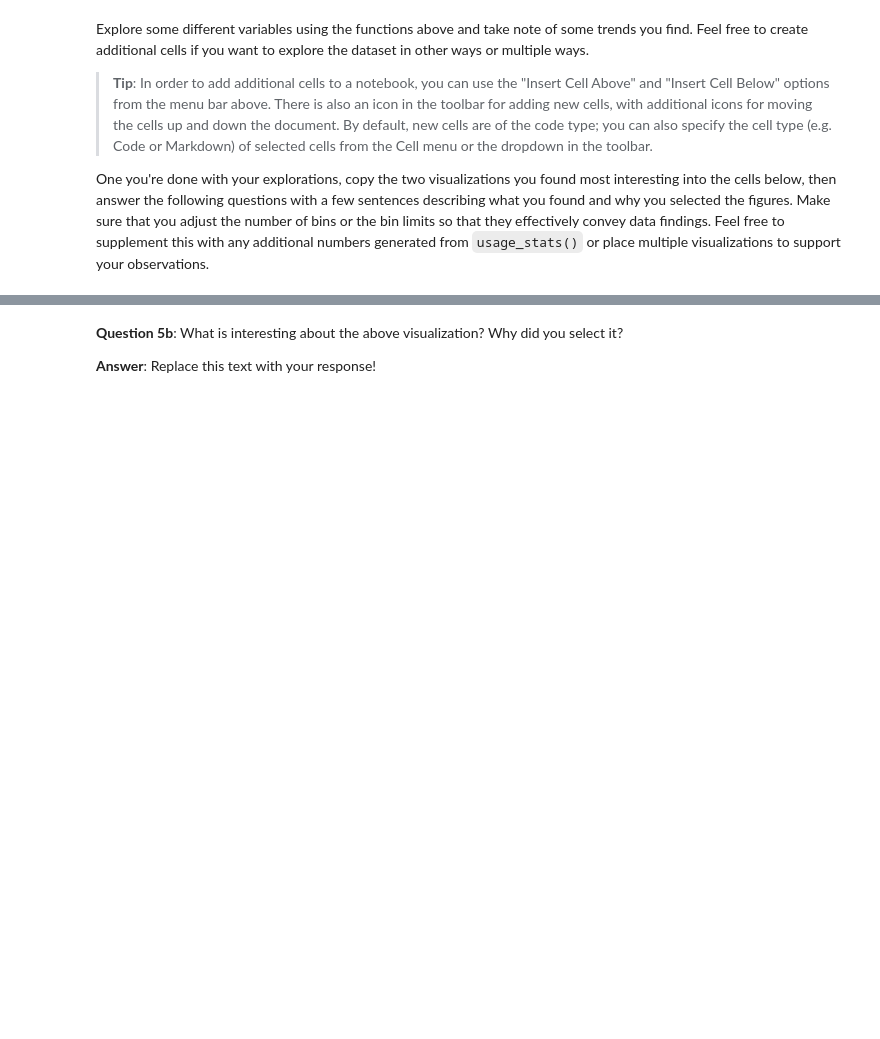
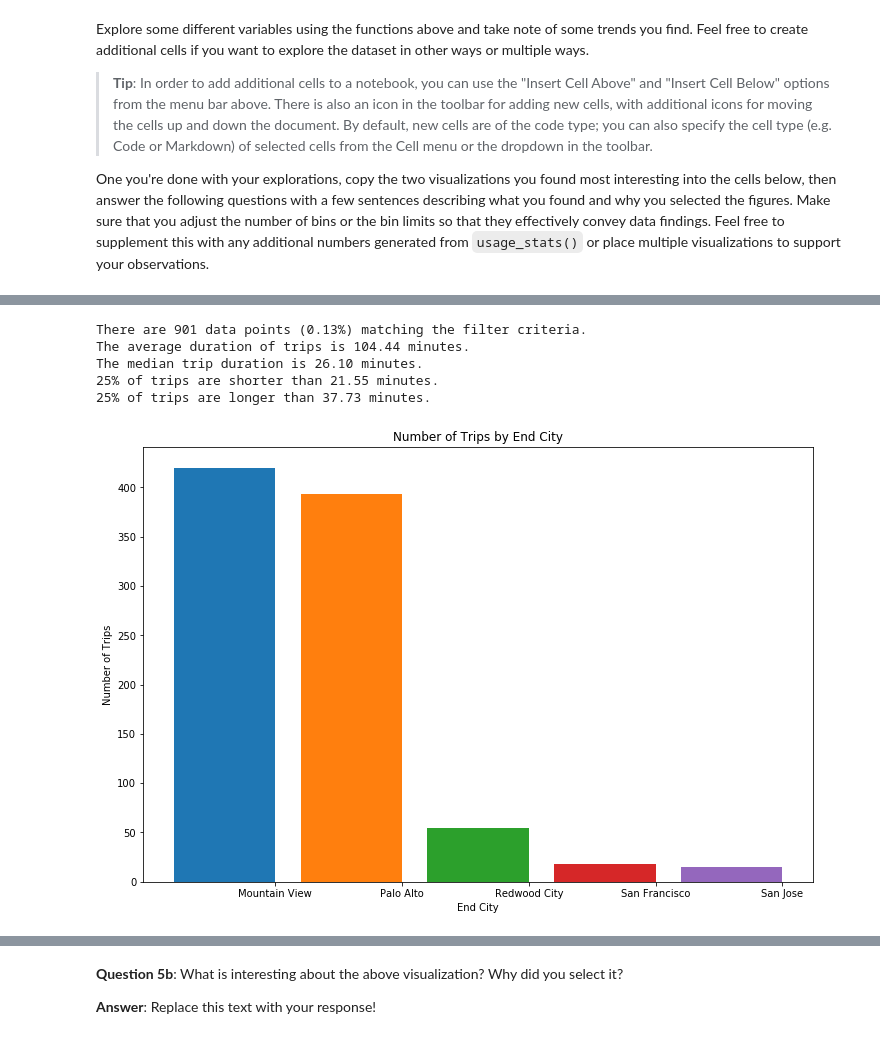
Before and after one commit to datruth29/Udacity-Data-Analyst-Nanodegree, a Jupyter notebook: dandp0-bikeshareanalysis/Bay_Area_Bike_Share_Analysis.ipynb, the cells around one changed output, grey strips where cells are left out. Cells and saved outputs as stored; diff of their text form; code cells hidden in the pictures; blank space fills up the shorter version.

```diff
--- a/dandp0-bikeshareanalysis/Bay_Area_Bike_Share_Analysis.ipynb
+++ b/dandp0-bikeshareanalysis/Bay_Area_Bike_Share_Analysis.ipynb
@@ -276,5 +356,13 @@ usage_plot(trip_data, "start_city", "start_city == end_city", size=(15, 10))
 # %%
-usage_plot(trip_data, "start_city", "start_city != end_city and (end_city == 'Mountain View' or end_city == 'Palo Alto')", size=(15, 10))
+# Plot 1C
+usage_plot(trip_data, "end_city", "start_city != end_city and (start_city == 'Mountain View' or start_city == 'Palo Alto')", size=(12, 8), show_usage_stats=True)
+# %% [output]
+There are 901 data points (0.13%) matching the filter criteria.
+The average duration of trips is 104.44 minutes.
+The median trip duration is 26.10 minutes.
+25% of trips are shorter than 21.55 minutes.
+25% of trips are longer than 37.73 minutes.
+[figure, added]
 # %% [markdown]
 **Question 5a**: What is interesting about the above visualization? Why did you select it?
 
```
Also changed, not shown: parts of 18 cells of this notebook.
